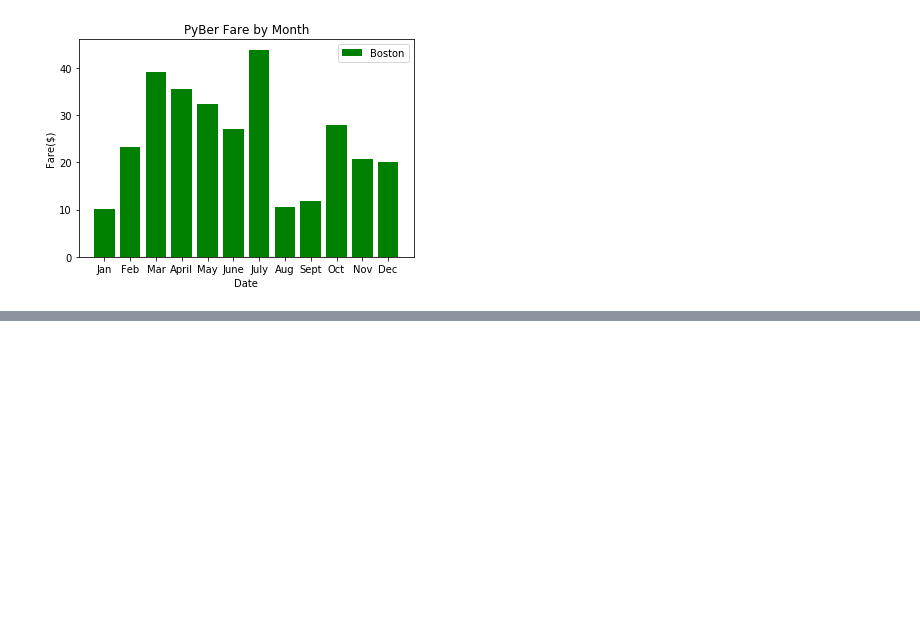
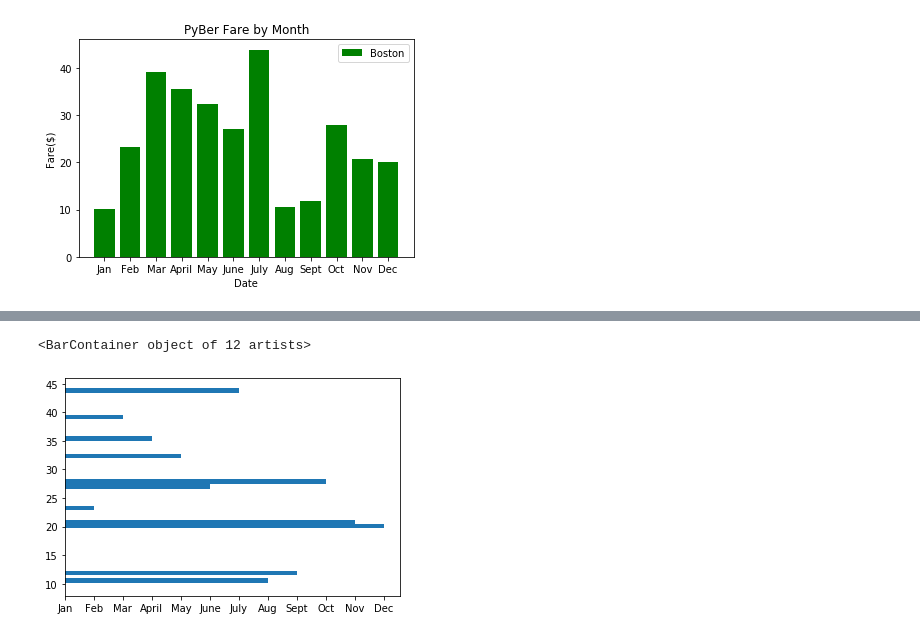
Before and after one commit to sebcampos/PyBer_Analysis, a Jupyter notebook: matplotlib_practice.ipynb, the cells around one changed output, grey strips where cells are left out. Saved outputs shown, nothing was run; the diff lists cells and outputs as text; code cells hidden in the pictures; blank space fills up the shorter version.

```diff
--- a/matplotlib_practice.ipynb
+++ b/matplotlib_practice.ipynb
@@ -98,0 +104,6 @@ plt.legend()
+# %%
+# Create the plot
+plt.barh(y_axis, x_axis)
+# %% [output]
+<BarContainer object of 12 artists>
+[figure, added]
```
Also changed, not shown: parts of 18 cells of this notebook, 1 other file.
